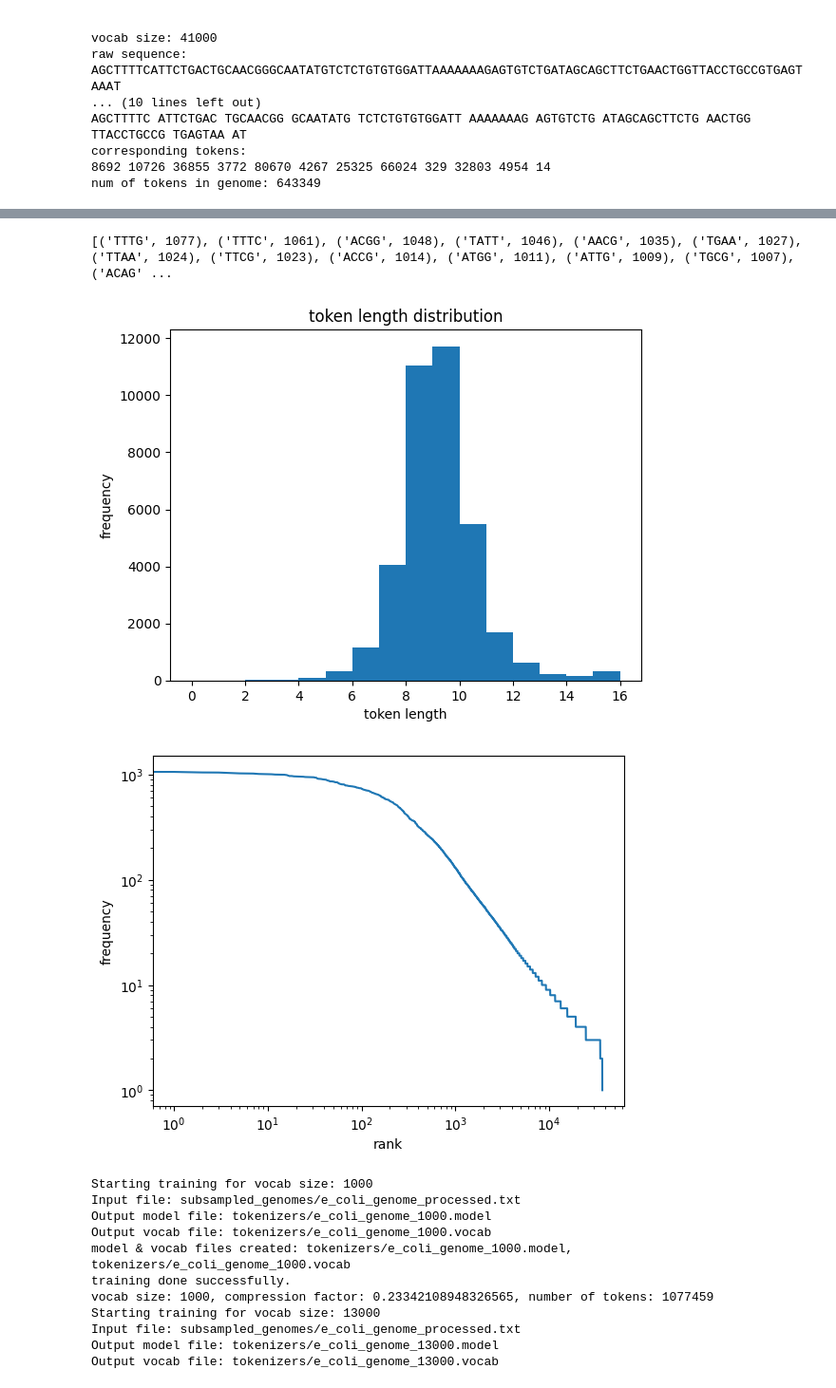
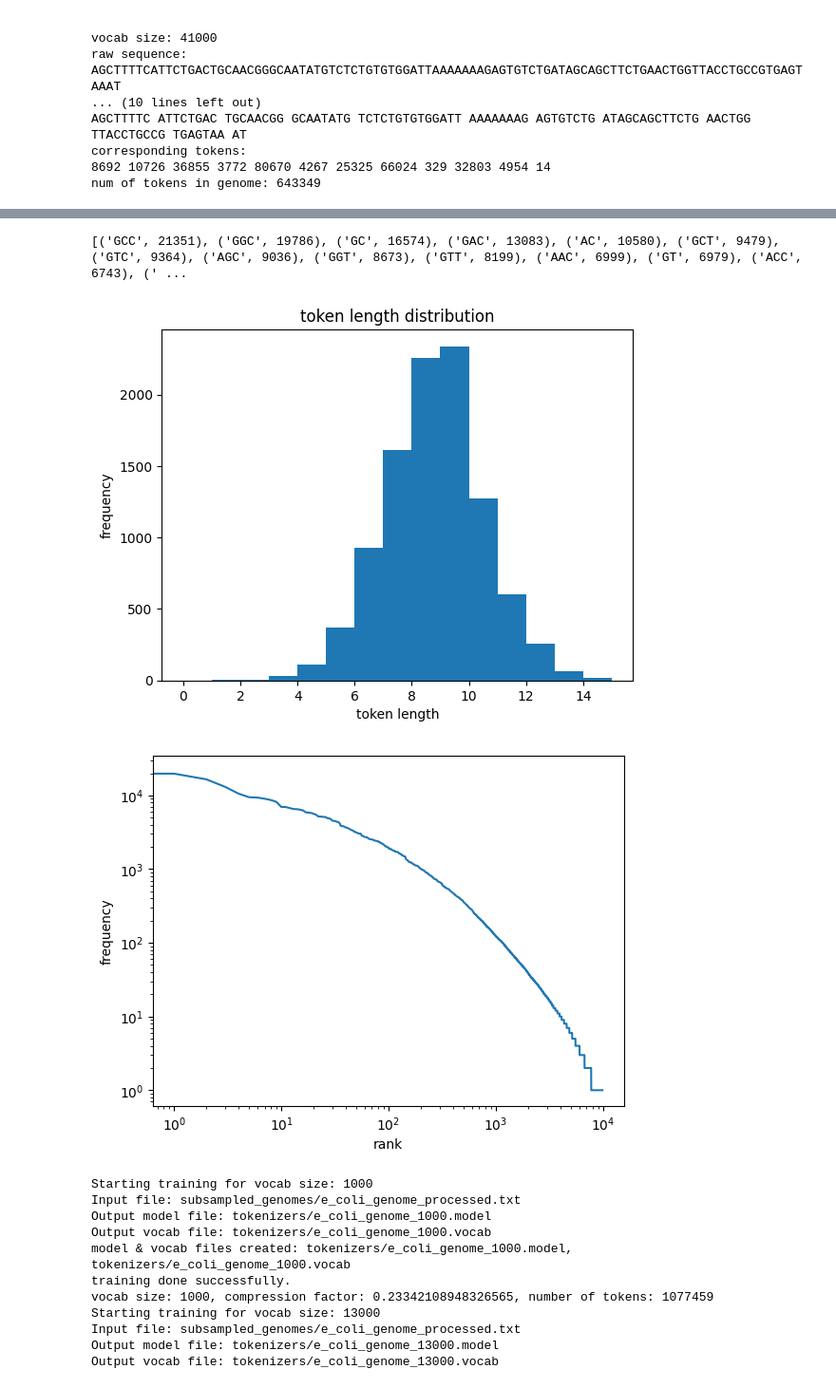
Before and after one commit to mccsandora/biotokens, a Jupyter notebook: sp_bpe_kmer.ipynb, the cells around one changed output, grey strips where cells are left out. Shown at 95% size. Cells and saved outputs as stored; diff of their text form; code cells hidden in the pictures.

```diff
--- a/sp_bpe_kmer.ipynb
+++ b/sp_bpe_kmer.ipynb
@@ -363,32 +414,34 @@ plot_results(compression_factors)
 # %%
 #note that the max token length specified is either 16 or 32 so it won't go past whichever value you  specify
 
-org = 'e_coli_genome'
+#org = 'e_coli_genome'
+#org = 'Malassezia_restricta'
+org = 'Nanobdella_aerobiophila'
 best_model_path = f'{tokenizers_dir}/{org}_{optimal_vocab_size}.model'
 sp = spm.SentencePieceProcessor(model_file=best_model_path)
 
 tokens = sp.encode_as_pieces(genome)
 tokcounts = Counter(tokens).most_common()
 print(tokcounts[:30])
 
 plt.hist([len(t[0]) for t in tokcounts],
         bins=np.arange(0,max([len(t[0]) for t in tokcounts])+1))
 plt.xlabel('token length')
 plt.ylabel('frequency')
 plt.title('token length distribution')
 plt.show()
 
 TC = [t[1] for t in tokcounts]
 plt.plot(np.arange(0, len(TC), 1), TC)
 plt.xscale('log')
 plt.yscale('log')
 plt.xlabel('rank')
 plt.ylabel('frequency')
 plt.show()
 # %% [output]
-[('TTTG', 1077), ('TTTC', 1061), ('ACGG', 1048), ('TATT', 1046), ('AACG', 1035), ('TGAA', 1027), ('TTAA', 1024), ('TTCG', 1023), ('ACCG', 1014), ('ATGG', 1011), ('ATTG', 1009), ('TGCG', 1007), ('ACAG' ...
+[('GCC', 21351), ('GGC', 19786), ('GC', 16574), ('GAC', 13083), ('AC', 10580), ('GCT', 9479), ('GTC', 9364), ('AGC', 9036), ('GGT', 8673), ('GTT', 8199), ('AAC', 6999), ('GT', 6979), ('ACC', 6743), (' ...
-[figure, old version]
+[figure, new version]
-[figure, old version]
+[figure, new version]
 # %%
 #run for all organisms
 
```
Also changed, not shown: parts of 7 cells of this notebook.
